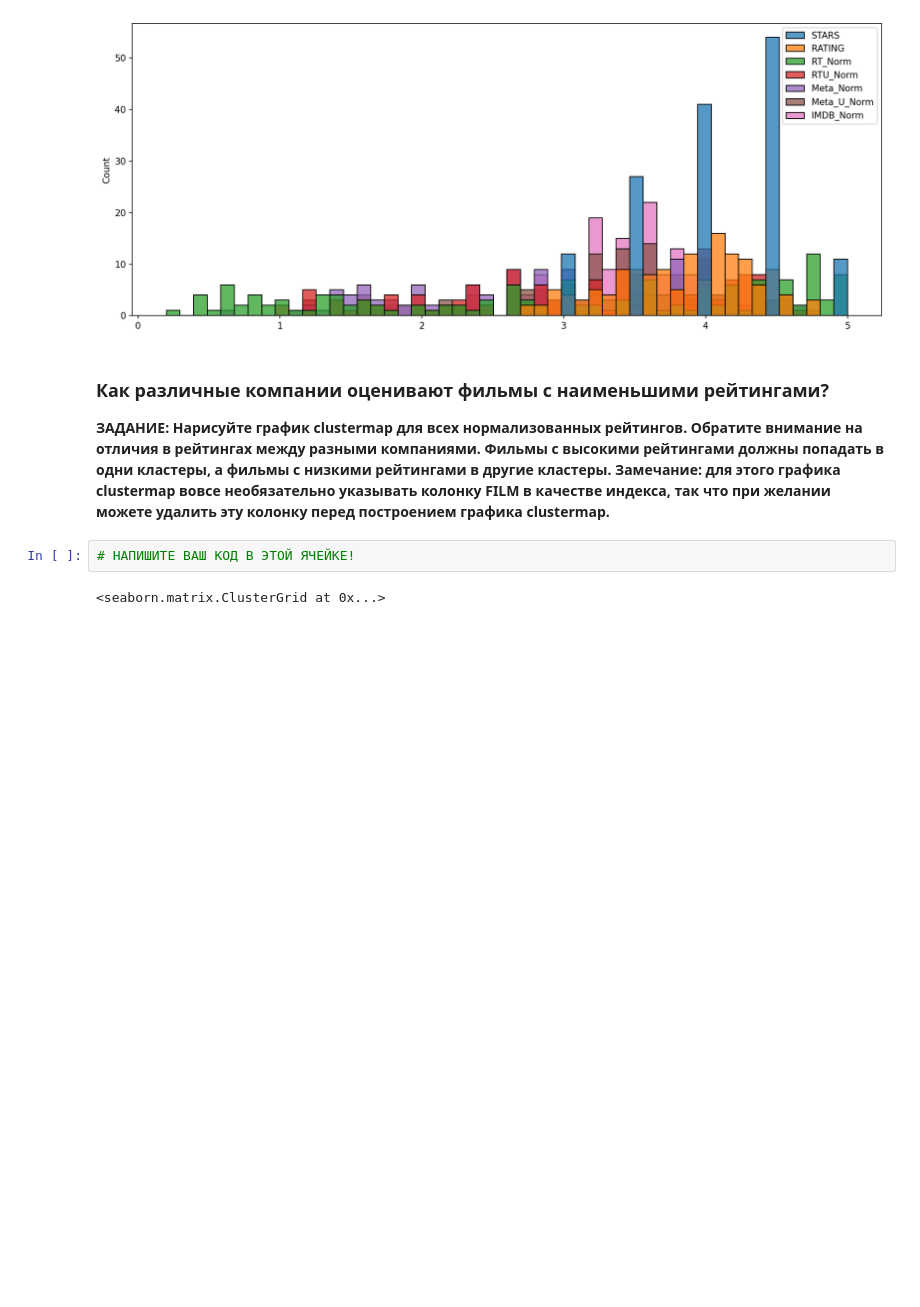
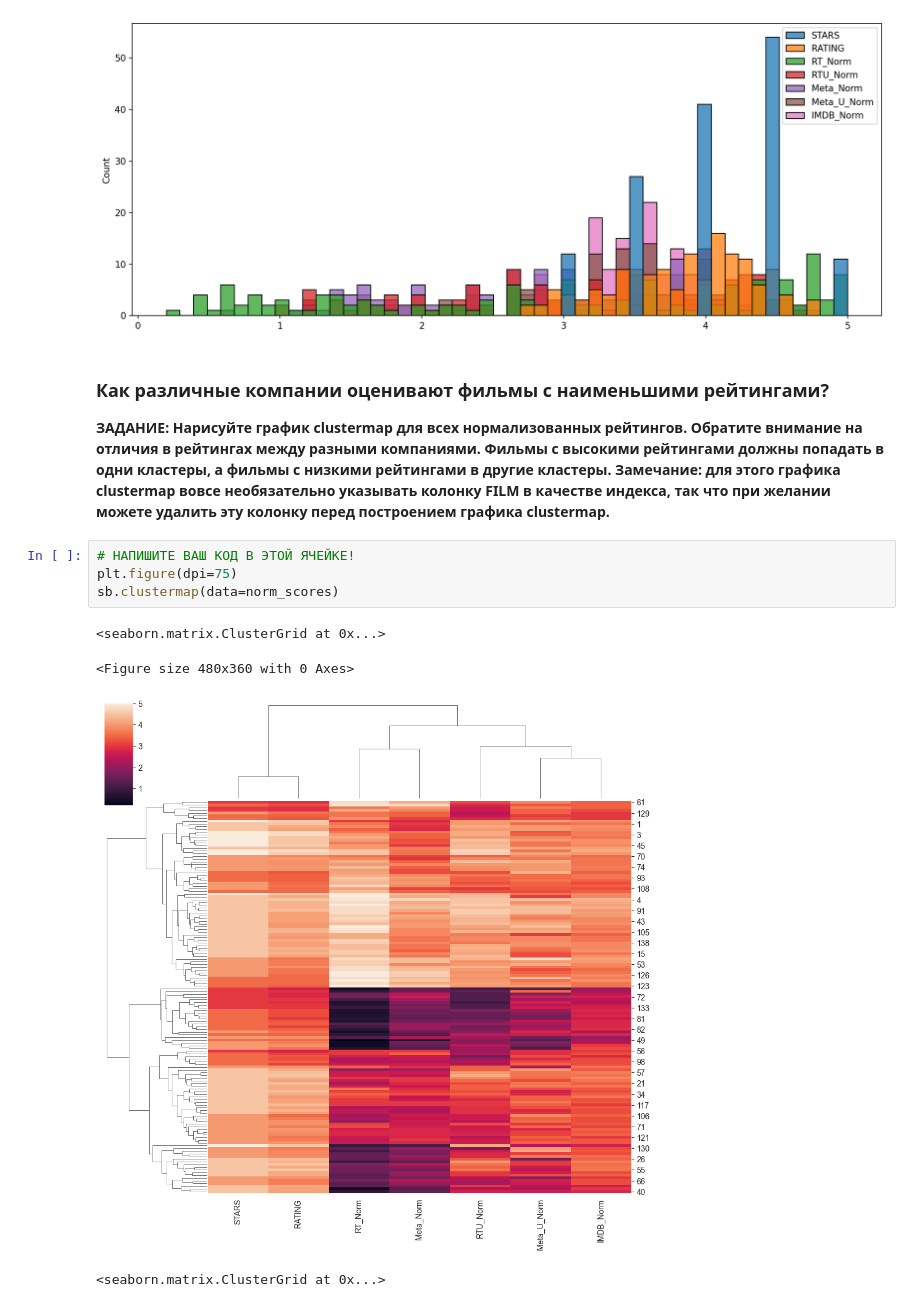
Before and after one commit to sanakulov/ml2, a Jupyter notebook: 06-Capstone-Project/00-Capstone-Project.ipynb, the cells around one changed output. Saved outputs shown, nothing was run; the diff lists cells and outputs as text; blank space fills up the shorter version.

```diff
--- a/06-Capstone-Project/00-Capstone-Project.ipynb
+++ b/06-Capstone-Project/00-Capstone-Project.ipynb
@@ -684,6 +759,12 @@ p.s. если Вам нужно переместить легенду на гр
 **ЗАДАНИЕ: Нарисуйте график clustermap для всех нормализованных рейтингов. Обратите внимание на отличия в рейтингах между разными компаниями. Фильмы с высокими рейтингами должны попадать в одни кластеры, а фильмы с низкими рейтингами в другие кластеры. Замечание: для этого графика clustermap вовсе необязательно указывать колонку FILM в качестве индекса, так что при желании можете удалить эту колонку перед построением графика clustermap.**
 # %%
 # НАПИШИТЕ ВАШ КОД В ЭТОЙ ЯЧЕЙКЕ!
+plt.figure(dpi=75)
+sb.clustermap(data=norm_scores)
+# %% [output]
+<seaborn.matrix.ClusterGrid at 0x...>
+<Figure size 480x360 with 0 Axes>
+[figure, added]
 # %%
 # %% [output]
 <seaborn.matrix.ClusterGrid at 0x...>
```
Also changed, not shown: parts of 16 cells of this notebook.
